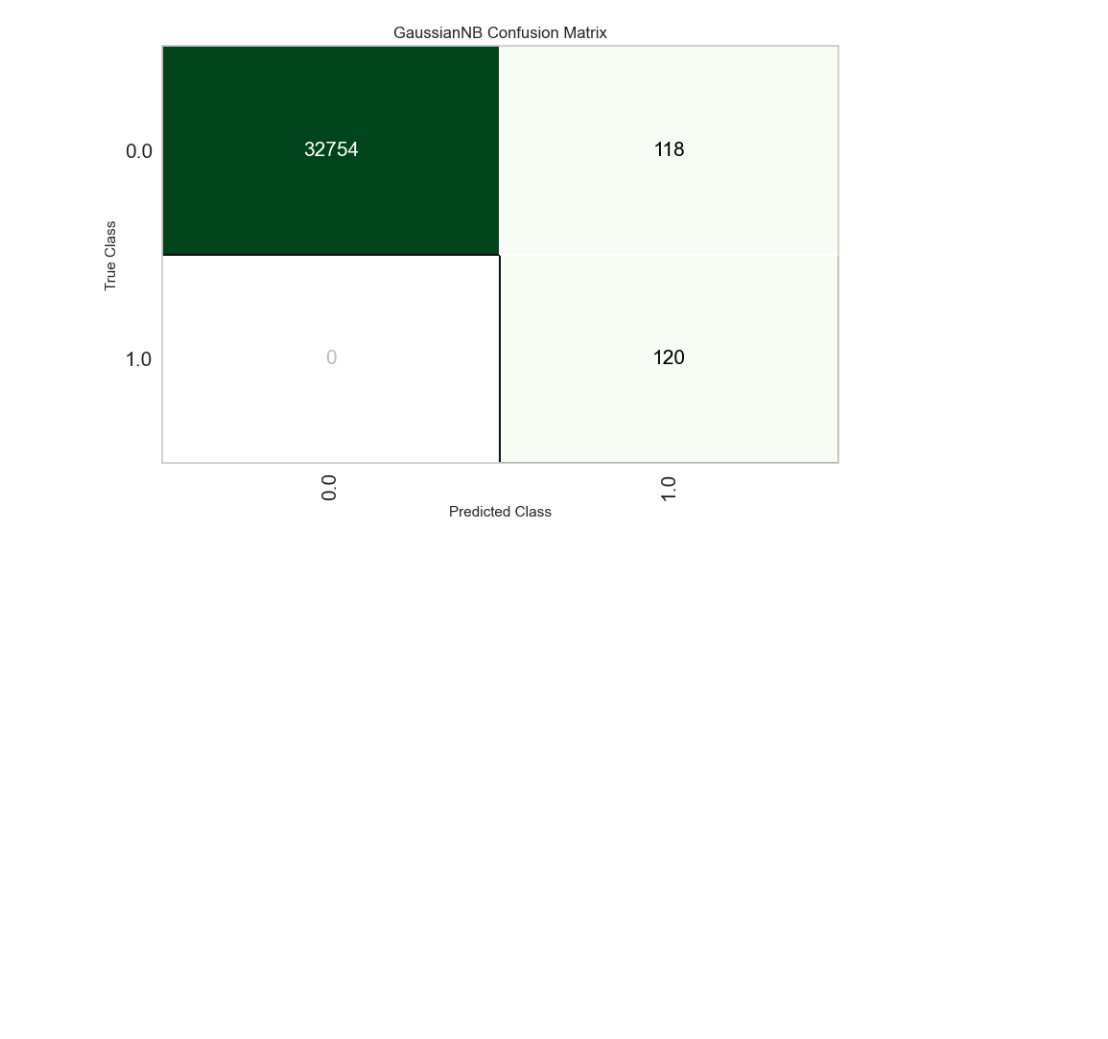
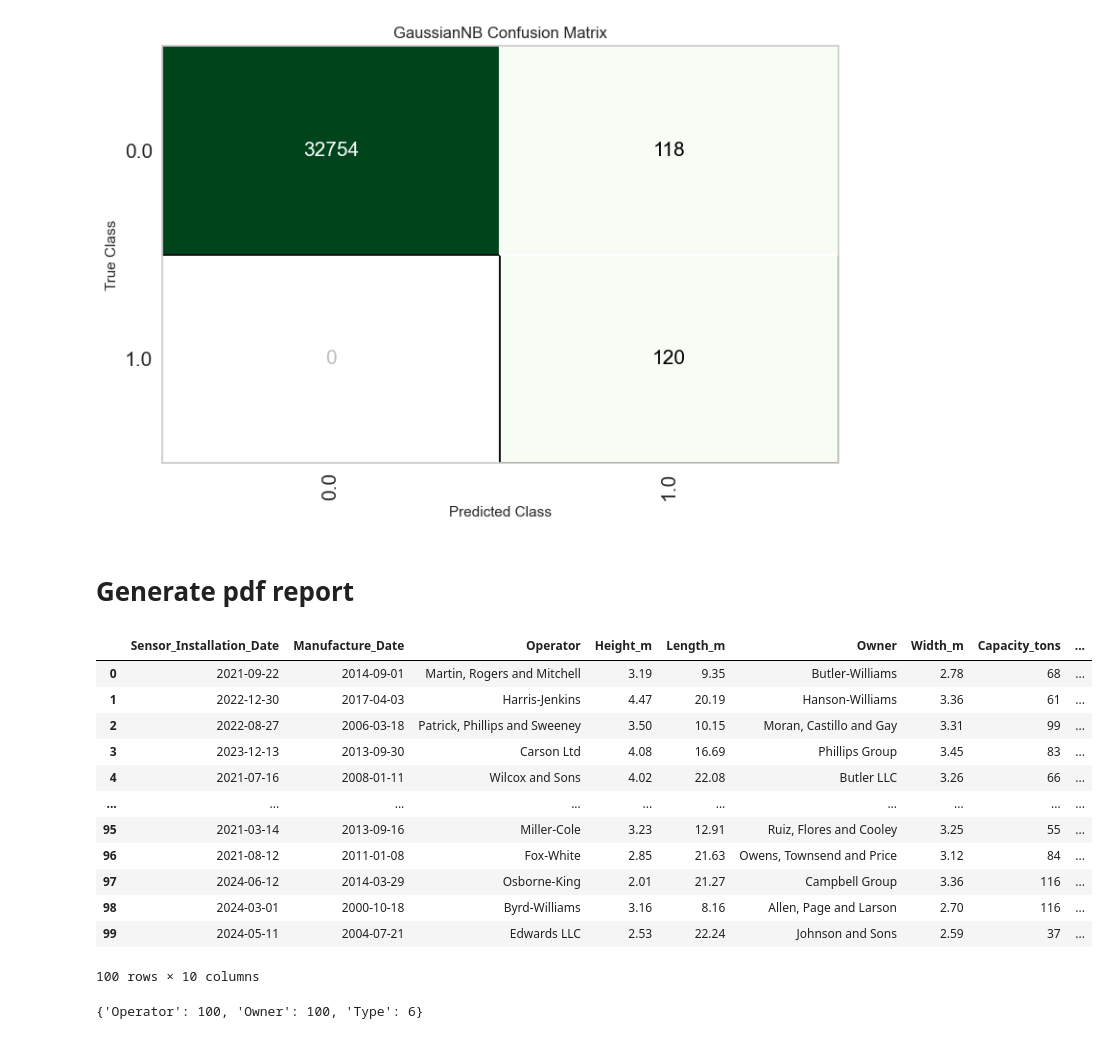
Before and after one commit to squirrel376/neuraltwin, a Jupyter notebook: src/classification/agent.ipynb, the cells around one changed output. Cells and saved outputs as stored; diff of their text form; code cells hidden in the pictures; blank space fills up the shorter version.

Commit message:
ai generate

```diff
--- a/src/classification/agent.ipynb
+++ b/src/classification/agent.ipynb
@@ -204,3 +218,5 @@ forecast = forecast(
     measurements_table="neuraltwin.wagon_data.measurements",
     cols_names=measurements.columns.tolist().remove("id").remove("timestamp")
 )
+# %% [markdown]
+# Generate pdf report
@@ -206,0 +236,16 @@ forecast = forecast(
+# %%
+metadata
+# %% [output]
+|  | Sensor_Installation_Date | Manufacture_Date | Operator | Height_m | Length_m | Owner | Width_m | Capacity_tons | ... |
+| 0 | 2021-09-22 | 2014-09-01 | Martin, Rogers and Mitchell | 3.19 | 9.35 | Butler-Williams | 2.78 | 68 | ... |
+| 1 | 2022-12-30 | 2017-04-03 | Harris-Jenkins | 4.47 | 20.19 | Hanson-Williams | 3.36 | 61 | ... |
+| 2 | 2022-08-27 | 2006-03-18 | Patrick, Phillips and Sweeney | 3.50 | 10.15 | Moran, Castillo and Gay | 3.31 | 99 | ... |
+| 3 | 2023-12-13 | 2013-09-30 | Carson Ltd | 4.08 | 16.69 | Phillips Group | 3.45 | 83 | ... |
+| 4 | 2021-07-16 | 2008-01-11 | Wilcox and Sons | 4.02 | 22.08 | Butler LLC | 3.26 | 66 | ... |
+| ... | ... | ... | ... | ... | ... | ... | ... | ... | ... |
+| 95 | 2021-03-14 | 2013-09-16 | Miller-Cole | 3.23 | 12.91 | Ruiz, Flores and Cooley | 3.25 | 55 | ... |
+| 96 | 2021-08-12 | 2011-01-08 | Fox-White | 2.85 | 21.63 | Owens, Townsend and Price | 3.12 | 84 | ... |
+| 97 | 2024-06-12 | 2014-03-29 | Osborne-King | 2.01 | 21.27 | Campbell Group | 3.36 | 116 | ... |
+| 98 | 2024-03-01 | 2000-10-18 | Byrd-Williams | 3.16 | 8.16 | Allen, Page and Larson | 2.70 | 116 | ... |
+| 99 | 2024-05-11 | 2004-07-21 | Edwards LLC | 2.53 | 22.24 | Johnson and Sons | 2.59 | 37 | ... |
+100 rows × 10 columns
@@ -206,0 +254,8 @@ forecast = forecast(
+# %%
+# find the object column in metadata with the least amount of unique values
+{
+    col: len(metadata[col].value_counts())
+    for col in metadata_object_columns
+}
+# %% [output]
+{'Operator': 100, 'Owner': 100, 'Type': 6}
```
Also changed, not shown: parts of 21 cells of this notebook, 4 other files.
